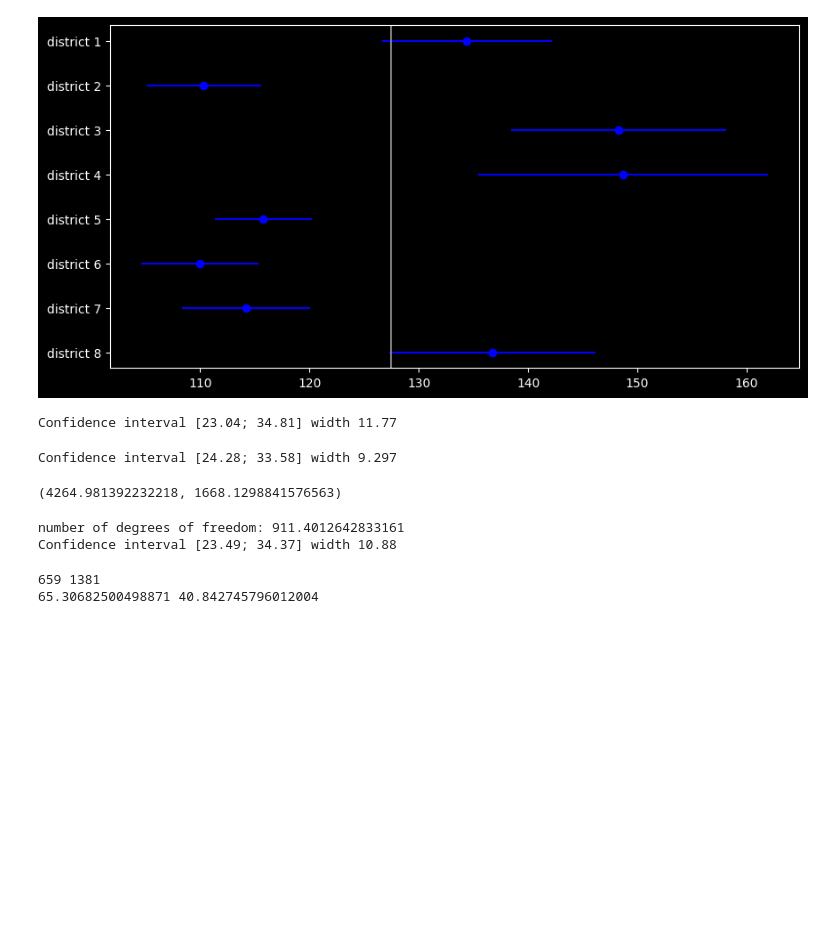
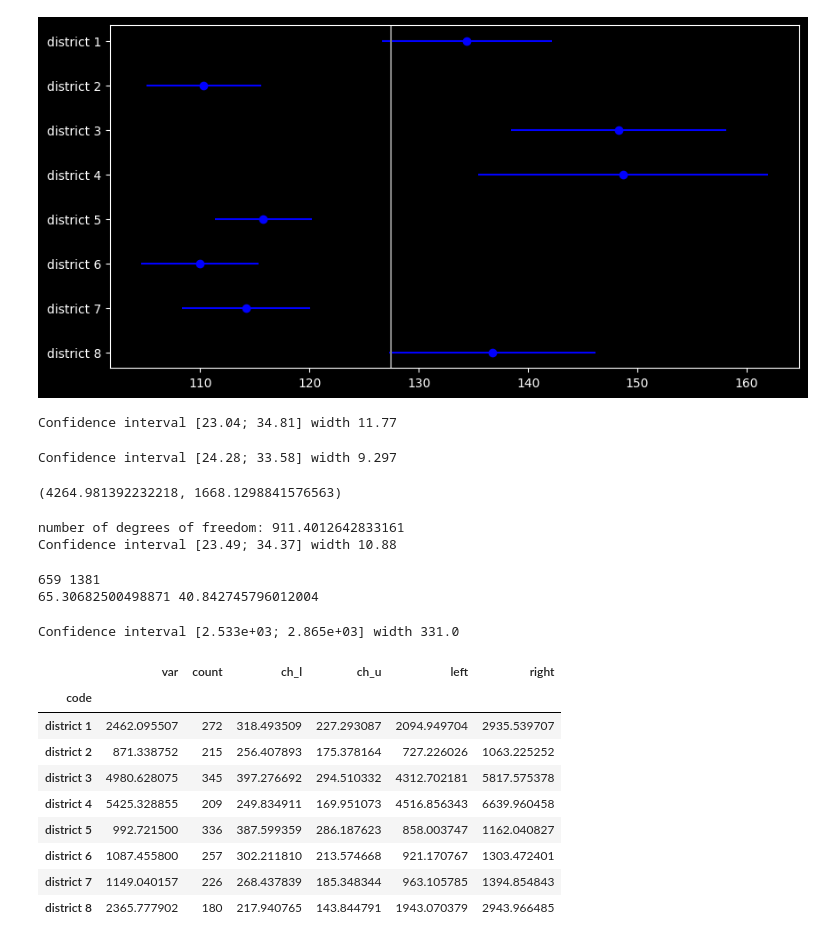
Before and after one commit to ekomissarov/data-analysis, a Jupyter notebook: 13_confidence_intervals_exact.ipynb, the cells around one changed output. Saved outputs shown, nothing was run; the diff lists cells and outputs as text; code cells hidden in the pictures; blank space fills up the shorter version.

```diff
--- a/13_confidence_intervals_exact.ipynb
+++ b/13_confidence_intervals_exact.ipynb
@@ -290,3 +290,46 @@ print(x.std(), y.std())
 # %% [output]
 659 1381
 65.30682500498871 40.842745796012004
+# %%
+#confidence interval for variance
+
+#sample came from normal distribution
+#mathematical expectation is unknown
+#Fisher's theorem holds
+
+alpha = 0.05
+
+n = df.price.count()
+var_hat = df.price.var(ddof=1)
+
+chi_l, chi_u = sts.chi2.ppf([1-alpha/2, alpha/2], df = n - 1)
+
+left = (n - 1) * var_hat/chi_l
+right = (n - 1) * var_hat/chi_u
+
+print("Confidence interval [{:.4}; {:.4}] width {:.4}".format(left, right, right - left))
+# %% [output]
+Confidence interval [2.533e+03; 2.865e+03] width 331.0
+# %%
+#exact intervals for variance for some groups
+df_agg = df.groupby('code')['price'].agg(['var', 'count'])
+
+alpha = 0.05
+df_agg['ch_l'] = df_agg['count'].apply(lambda w: sts.chi2.ppf(1-alpha/2, df = w - 1))
+df_agg['ch_u'] = df_agg['count'].apply(lambda w: sts.chi2.ppf(alpha/2, df = w - 1))
+
+df_agg['left'] =  (df_agg['count'] - 1) * df_agg['var']/df_agg['ch_l']
+df_agg['right'] =  (df_agg['count'] - 1) * df_agg['var']/df_agg['ch_u']
+
+df_agg
+# %% [output]
+|  | var | count | ch_l | ch_u | left | right |
+| code |  |  |  |  |  |  |
+| district 1 | 2462.095507 | 272 | 318.493509 | 227.293087 | 2094.949704 | 2935.539707 |
+| district 2 | 871.338752 | 215 | 256.407893 | 175.378164 | 727.226026 | 1063.225252 |
+| district 3 | 4980.628075 | 345 | 397.276692 | 294.510332 | 4312.702181 | 5817.575378 |
+| district 4 | 5425.328855 | 209 | 249.834911 | 169.951073 | 4516.856343 | 6639.960458 |
+| district 5 | 992.721500 | 336 | 387.599359 | 286.187623 | 858.003747 | 1162.040827 |
+| district 6 | 1087.455800 | 257 | 302.211810 | 213.574668 | 921.170767 | 1303.472401 |
+| district 7 | 1149.040157 | 226 | 268.437839 | 185.348344 | 963.105785 | 1394.854843 |
+| district 8 | 2365.777902 | 180 | 217.940765 | 143.844791 | 1943.070379 | 2943.966485 |
```
Also changed, not shown: parts of 9 cells of this notebook.
